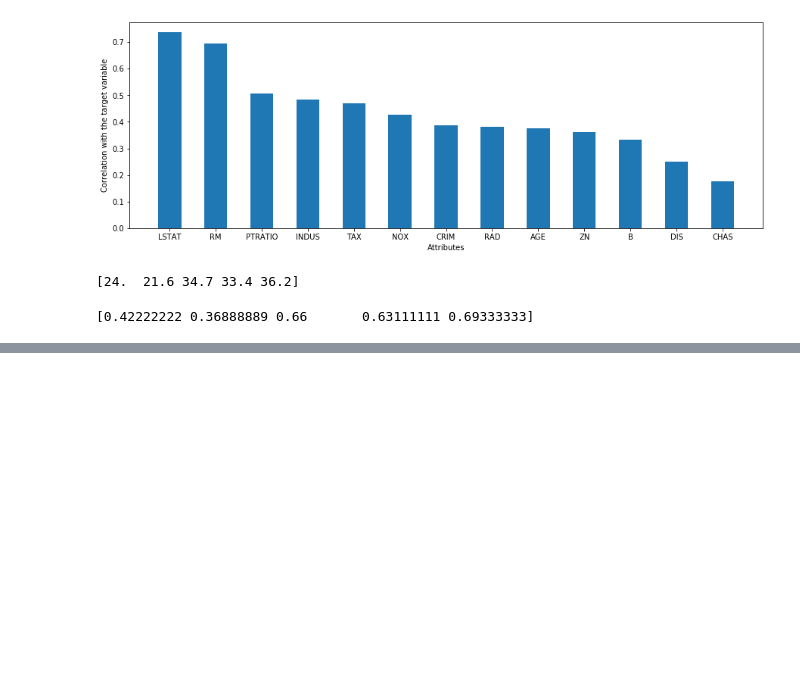
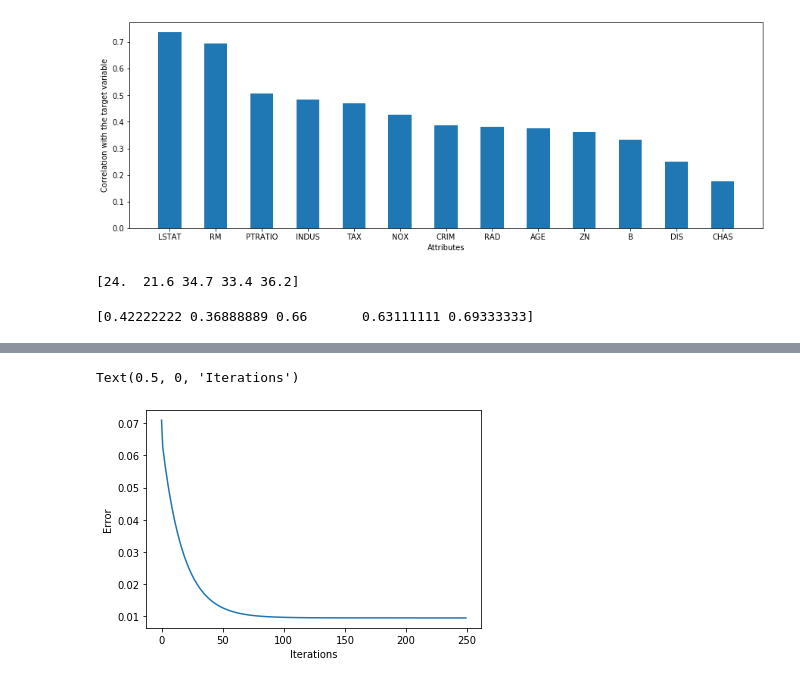
Before and after one commit to sumitksingh17/Machine-Learning, a Jupyter notebook: LinearRegression.ipynb, the cells around one changed output, grey strips where cells are left out. Saved outputs shown, nothing was run; the diff lists cells and outputs as text; code cells hidden in the pictures; blank space fills up the shorter version.

```diff
--- a/LinearRegression.ipynb
+++ b/LinearRegression.ipynb
@@ -186,0 +231,8 @@ def error(m,x,c,t):
+# %%
+#plotting error values
+plt.plot(np.arange(len(error_values)), error_values)
+plt.ylabel('Error')
+plt.xlabel('Iterations')
+# %% [output]
+Text(0.5, 0, 'Iterations')
+[figure, added]
```
Also changed, not shown: parts of 14 cells of this notebook.
